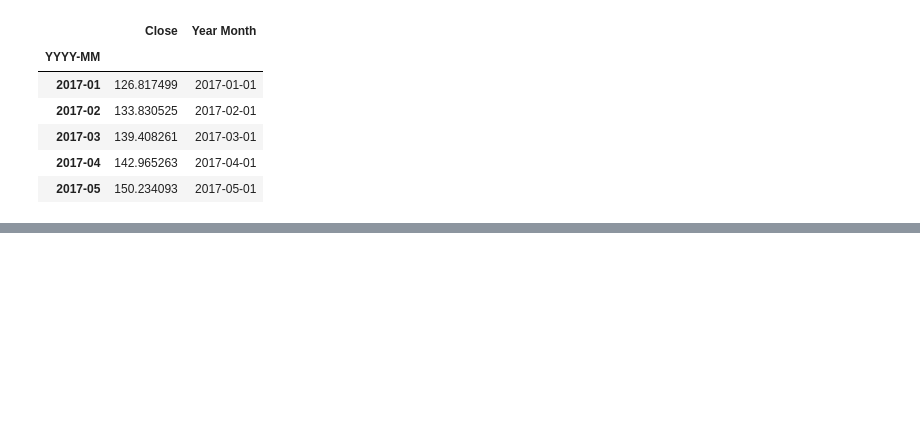
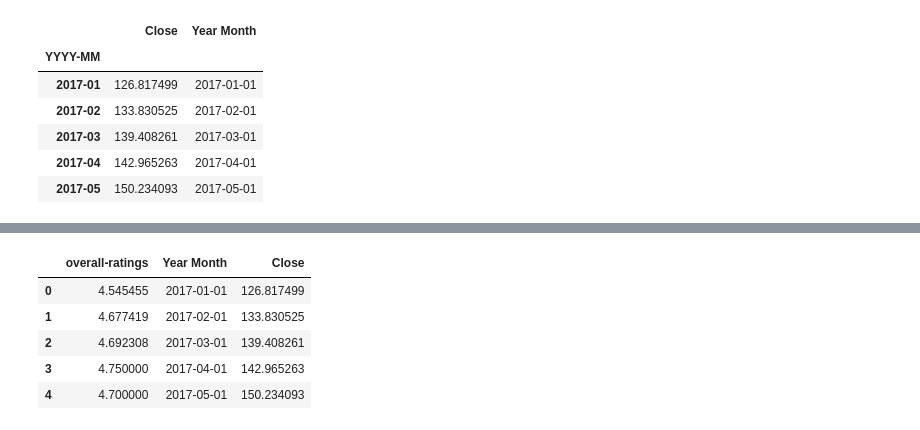
Before and after one commit to diana-md/DataAnalystsGuru, a Jupyter notebook: Main_Analysis.ipynb, the cells around one changed output, grey strips where cells are left out. Saved outputs shown, nothing was run; the diff lists cells and outputs as text; code cells hidden in the pictures; blank space fills up the shorter version.

```diff
--- a/Main_Analysis.ipynb
+++ b/Main_Analysis.ipynb
@@ -35,0 +69,11 @@ stock_monthly.head()
+# %%
+# Join the two data sets
+joined_stock = pd.merge(monthly_rating_sorted,stock_monthly, on = "Year Month")
+joined_stock.head()
+# %% [output]
+|  | overall-ratings | Year Month | Close |
+| 0 | 4.545455 | 2017-01-01 | 126.817499 |
+| 1 | 4.677419 | 2017-02-01 | 133.830525 |
+| 2 | 4.692308 | 2017-03-01 | 139.408261 |
+| 3 | 4.750000 | 2017-04-01 | 142.965263 |
+| 4 | 4.700000 | 2017-05-01 | 150.234093 |
```
Also changed, not shown: parts of 6 cells of this notebook.
